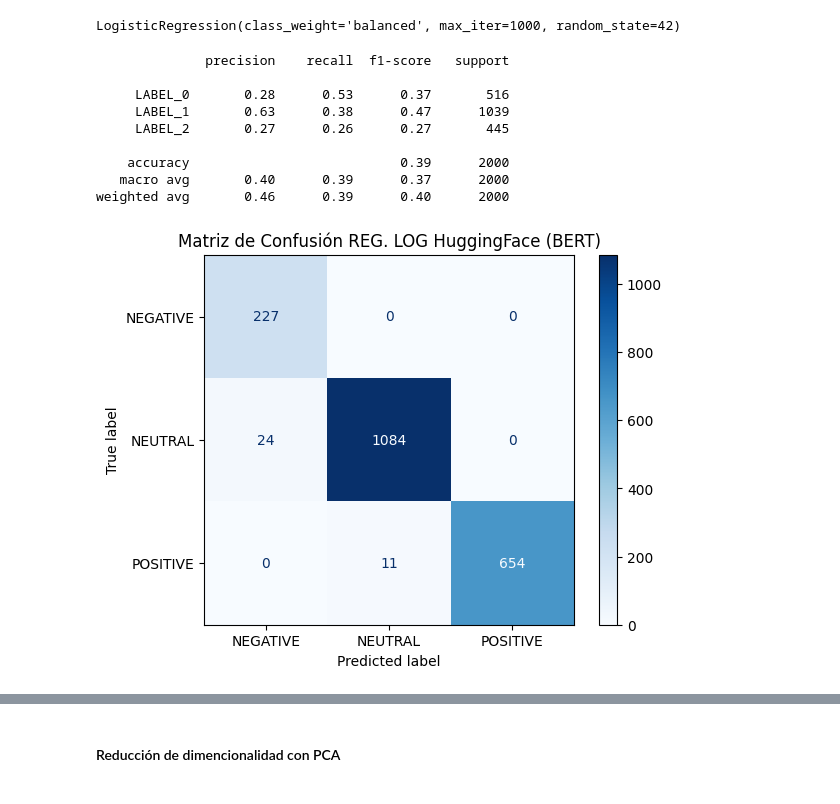
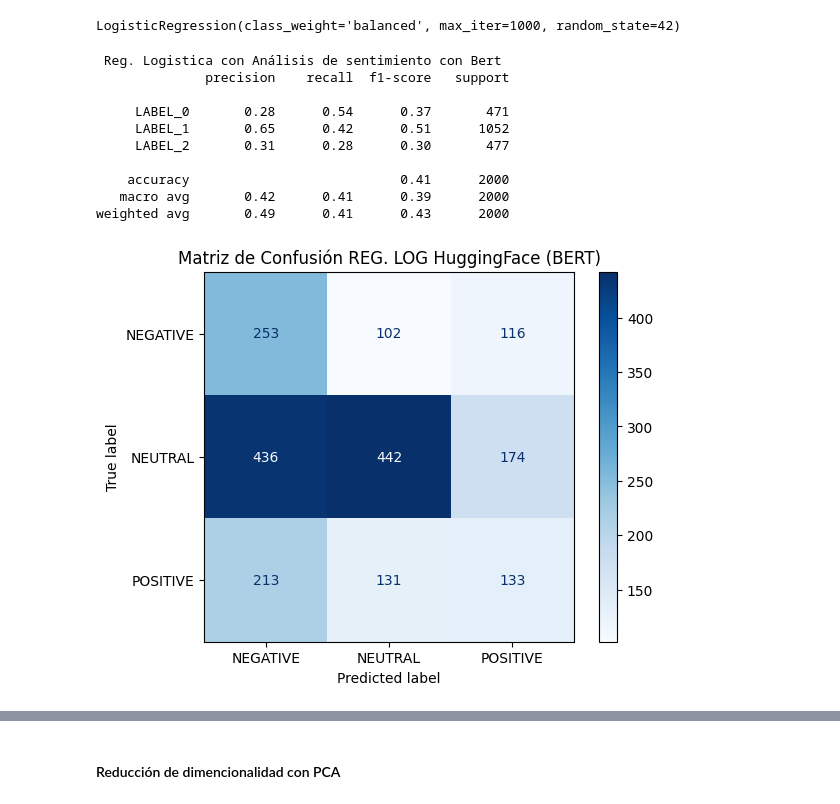
Before and after one commit to Daniela101112/Coderhouse_DS3, a Jupyter notebook: News_Category_Dito_DS3.ipynb, the cells around one changed output, grey strips where cells are left out. Saved outputs shown, nothing was run; the diff lists cells and outputs as text; code cells hidden in the pictures.

```diff
--- a/News_Category_Dito_DS3.ipynb
+++ b/News_Category_Dito_DS3.ipynb
@@ -941,7 +778,7 @@ print(le.classes_)  # ejemplo: ['NEGATIVE', 'NEUTRAL', 'POSITIVE']
 # %% [output]
 ['LABEL_0' 'LABEL_1' 'LABEL_2']
 # %%
-# Split + entrenamiento (PREVIAMENTE vectorizamoS CON WORD2VEC)
+# PASO 1.2 VECTORIZAR CON WORD2VEC
 df_sample['vectorized_text'] = df_sample['tokenized_clean_text'].apply(lambda x: vectorize_text(x, model_w2v))
 
 # Convert the string representation of lists to actual lists of floats
@@ -950,41 +787,48 @@ df_sample['vectorized_text'] = df_sample['vectorized_text'].apply(lambda x: eval
 X_hf= np.array(df_sample['vectorized_text'].tolist())
 y_hf = df_sample['sentimiento_encoded'].values
 
+# Conj de entrenamiento y testeo ( Split + entrenamiento)
+X_train_hf, X_test_hf, y_train_hf, y_test_hf = train_test_split(X_hf,
+                                                                y_hf,
+                                                                test_size=0.2,
+                                                                random_state=42,
+                                                                stratify=y_hf  # <-- mantiene proporción de clases ante desbalanceo
+)
 
-X_train_hf, X_test_hf, y_train_hf, y_test_hf = train_test_split(X_hf, y_hf, test_size=0.2, random_state=42)
-
-
-# Usar ponderación automática de clases
+# PASO 2  Entrenar un modelo supervisado (Regresión Logística) con esas etiquetas
+# Mode. de Reg. Log con ponderación automática de clases
 model_hf = LogisticRegression(max_iter=1000,
                               class_weight="balanced",
-                              random_state=42) # sto hace que los errores en NEGATIVE y POSITIVE (minoría) cuenten más que los errores en NEUTRAL.
+                              random_state=42) # esto hace que los errores en NEGATIVE y POSITIVE (minoría) cuenten más que los errores en NEUTRAL.
 model_hf.fit(X_train_hf, y_train_hf)
 # %% [output]
 LogisticRegression(class_weight='balanced', max_iter=1000, random_state=42)
 # %%
 # evaluar modelo
 y_pred_hf = model_hf.predict(X_test_hf)
+print(" Reg. Logistica con Análisis de sentimiento con Bert")
 print(classification_report(y_test_hf, y_pred_hf, target_names=le.classes_))
 # %% [output]
+ Reg. Logistica con Análisis de sentimiento con Bert
               precision    recall  f1-score   support
 
-     LABEL_0       0.28      0.53      0.37       516
-     LABEL_1       0.63      0.38      0.47      1039
-     LABEL_2       0.27      0.26      0.27       445
+     LABEL_0       0.28      0.54      0.37       471
+     LABEL_1       0.65      0.42      0.51      1052
+     LABEL_2       0.31      0.28      0.30       477
 
-    accuracy                           0.39      2000
-   macro avg       0.40      0.39      0.37      2000
-weighted avg       0.46      0.39      0.40      2000
+    accuracy                           0.41      2000
+   macro avg       0.42      0.41      0.39      2000
+weighted avg       0.49      0.41      0.43      2000
 # %%
 # Matriz de confusión
-from sklearn.metrics import confusion_matrix, ConfusionMatrixDisplay
+
 cm_hf = confusion_matrix(y_test_hf, y_pred_hf, labels=[0,1,2])
 
-disp = ConfusionMatrixDisplay(confusion_matrix=cm,
+disp = ConfusionMatrixDisplay(confusion_matrix=cm_hf,
                               display_labels=["NEGATIVE", "NEUTRAL", "POSITIVE"])
 disp.plot(cmap="Blues", values_format='d')
 plt.title("Matriz de Confusión REG. LOG HuggingFace (BERT)")
 plt.show()
 # %% [output]
-[figure, old version]
+[figure, new version]
 # %% [markdown]
```
Also changed, not shown: parts of 70 cells of this notebook.
